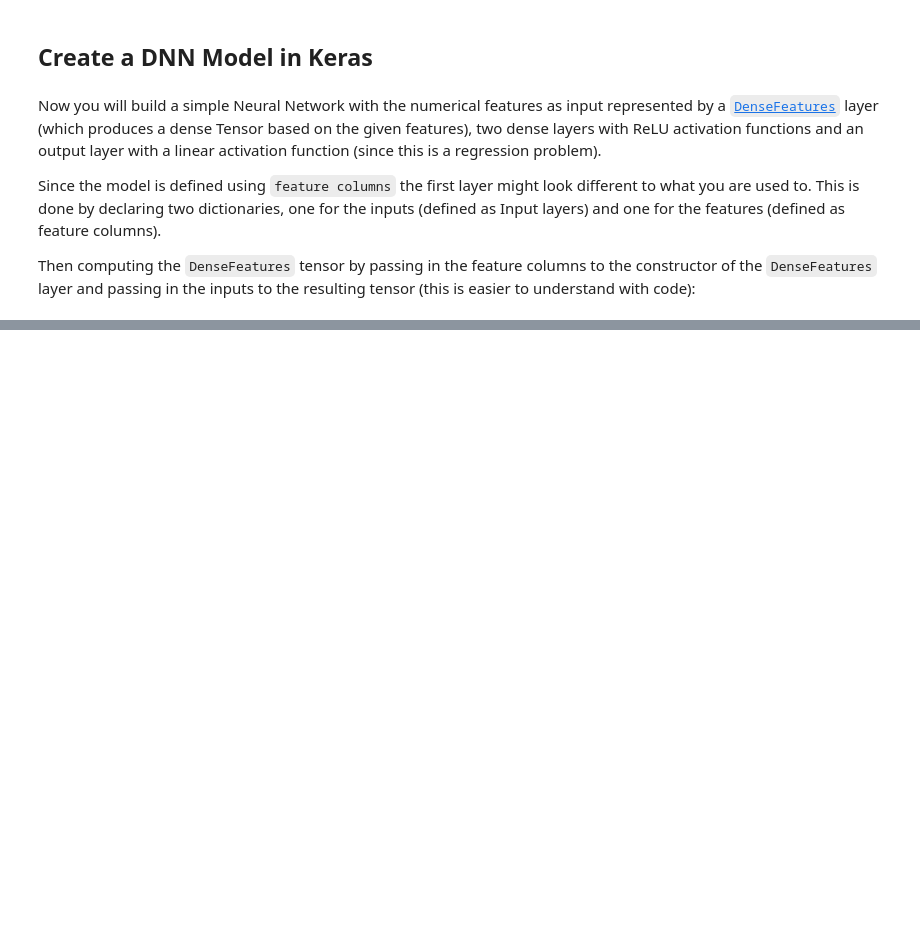
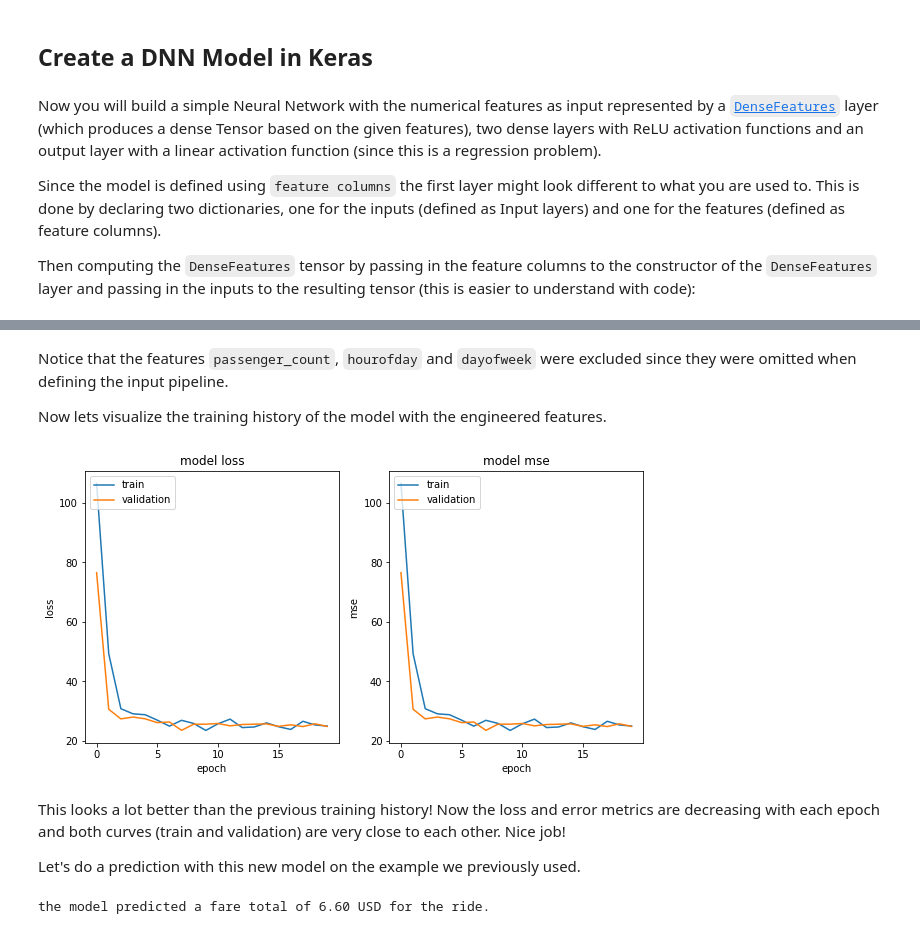
Before and after one commit to rahiakela/mlops-research-and-practice, a Jupyter notebook: MLOps-Specialization/course-3-machine-learning-modeling-pipelines-in-production/week-2-model-resource-management-techniques/01_manual_feature_engineering.ipynb, the cells around one changed output, grey strips where cells are left out. Drawn from its saved outputs; the diff is of its cells as text; code cells hidden in the pictures; blank space fills up the shorter version.

```diff
--- a/MLOps-Specialization/course-3-machine-learning-modeling-pipelines-in-production/week-2-model-resource-management-techniques/01_manual_feature_engineering.ipynb
+++ b/MLOps-Specialization/course-3-machine-learning-modeling-pipelines-in-production/week-2-model-resource-management-techniques/01_manual_feature_engineering.ipynb
@@ -126,0 +365,6 @@ Then computing the `DenseFeatures` tensor by passing in the feature columns to t
+# %%
+# Train the model and save the history
+history = model.fit(trainds,
+                    validation_data=evalds,
+                    epochs=NUM_EPOCHS,
+                    steps_per_epoch=steps_per_epoch)
@@ -126,0 +390,21 @@ Then computing the `DenseFeatures` tensor by passing in the feature columns to t
+# %% [markdown]
+Notice that the features `passenger_count`, `hourofday` and `dayofweek` were excluded since they were omitted when defining the input pipeline.
+
+Now lets visualize the training history of the model with the engineered features.
+# %%
+# Plot history metrics
+plot_curves(history, ['loss', 'mse'])
+# %% [output]
+[figure, added]
+# %% [markdown]
+This looks a lot better than the previous training history! Now the loss and error metrics are decreasing with each epoch and both curves (train and validation) are very close to each other. Nice job!
+
+Let's do a prediction with this new model on the example we previously used.
+# %%
+# Use the model to predict
+prediction = model.predict(taxi_ride, steps=1)
+
+# Print prediction
+print(f"the model predicted a fare total of {float(prediction):.2f} USD for the ride.")
+# %% [output]
+the model predicted a fare total of 6.60 USD for the ride.
```
Also changed, not shown: parts of 37 cells of this notebook.
